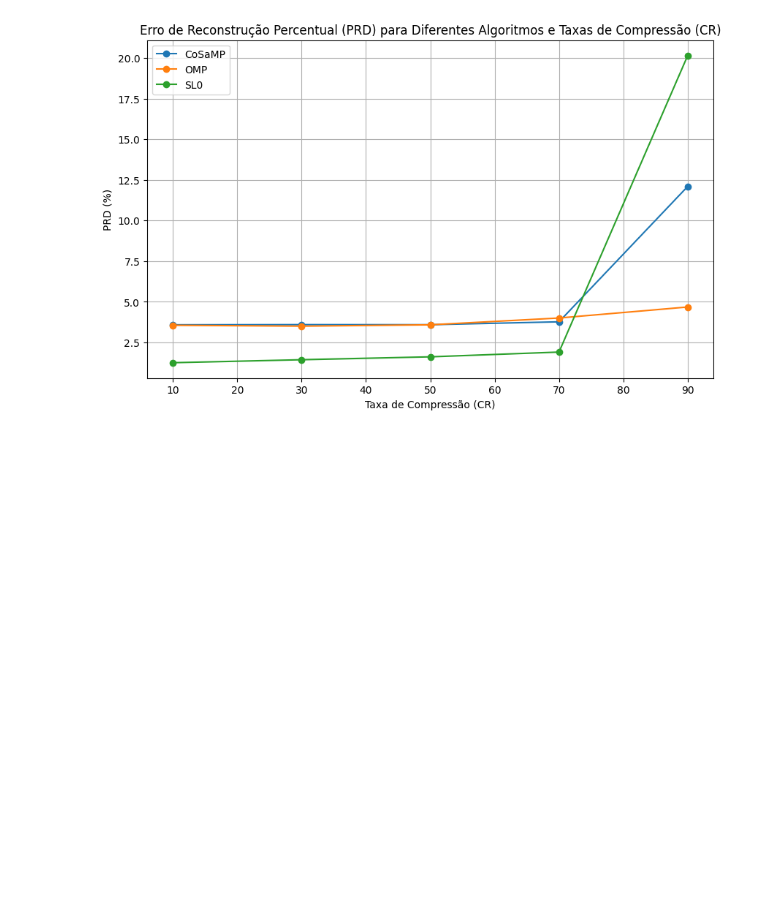
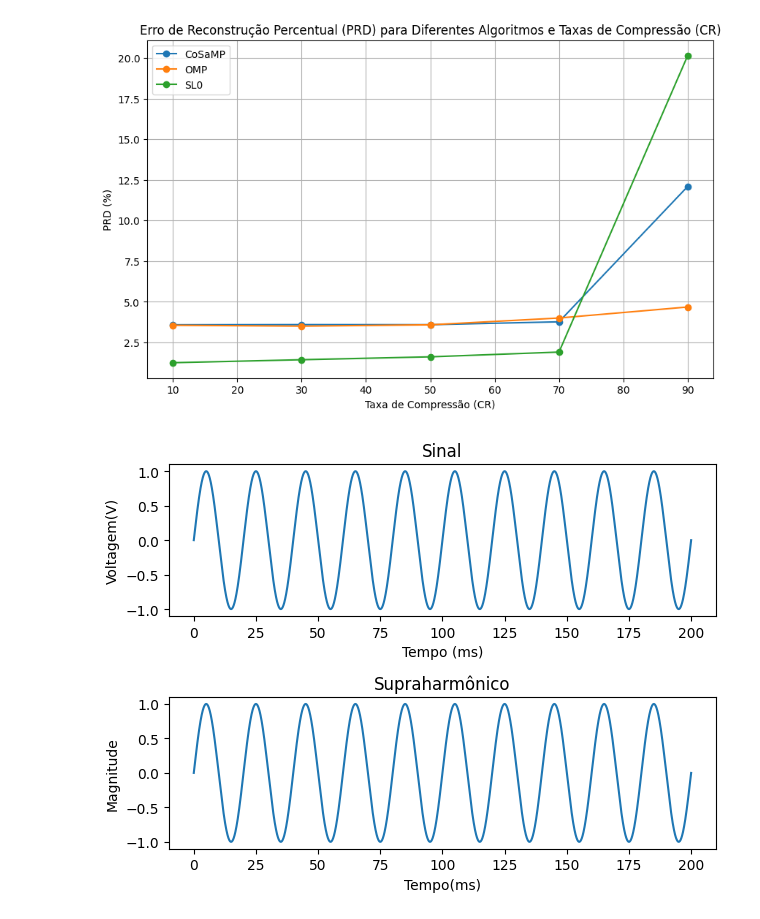
Before and after one commit to AugustoBonifacio001/AugustoBonifacio001, a Jupyter notebook: iteração_com_cálculos_do_PRD.ipynb, the cells around one changed output. Saved outputs shown, nothing was run; the diff lists cells and outputs as text; code cells hidden in the pictures; blank space fills up the shorter version.

```diff
--- a/iteração_com_cálculos_do_PRD.ipynb
+++ b/iteração_com_cálculos_do_PRD.ipynb
@@ -204,0 +208,34 @@ plt.show()
+# %%
+FreqFund = 50
+Npc = 20480
+Nc = 10
+Npt = Nc*Npc
+Fs = Npc*FreqFund #frequência de amostragem
+T = 1/Fs
+
+t = np.arange(0, Npt)*T
+
+suprahar = []
+
+for i in range(10):
+  sinal = np.sin(2*np.pi*FreqFund*t)
+  suprahar.append(sinal)
+
+suprahar = np.array(suprahar)
+np.save('suprahar1.npy', suprahar)
+
+plt.figure()
+plt.subplot(2, 1, 1)
+plt.plot(t*1000, suprahar[0])
+plt.title("Sinal")
+plt.xlabel("Tempo (ms)")
+plt.ylabel("Voltagem(V)")
+plt.subplot(2,1,2)
+plt.plot(t*1000, suprahar[1])
+plt.title("Supraharmônico")
+plt.xlabel("Tempo(ms)")
+plt.ylabel("Magnitude")
+plt.tight_layout()
+plt.show()
+# %% [output]
+[figure, added]
```
Also changed, not shown: parts of 2 cells of this notebook.
